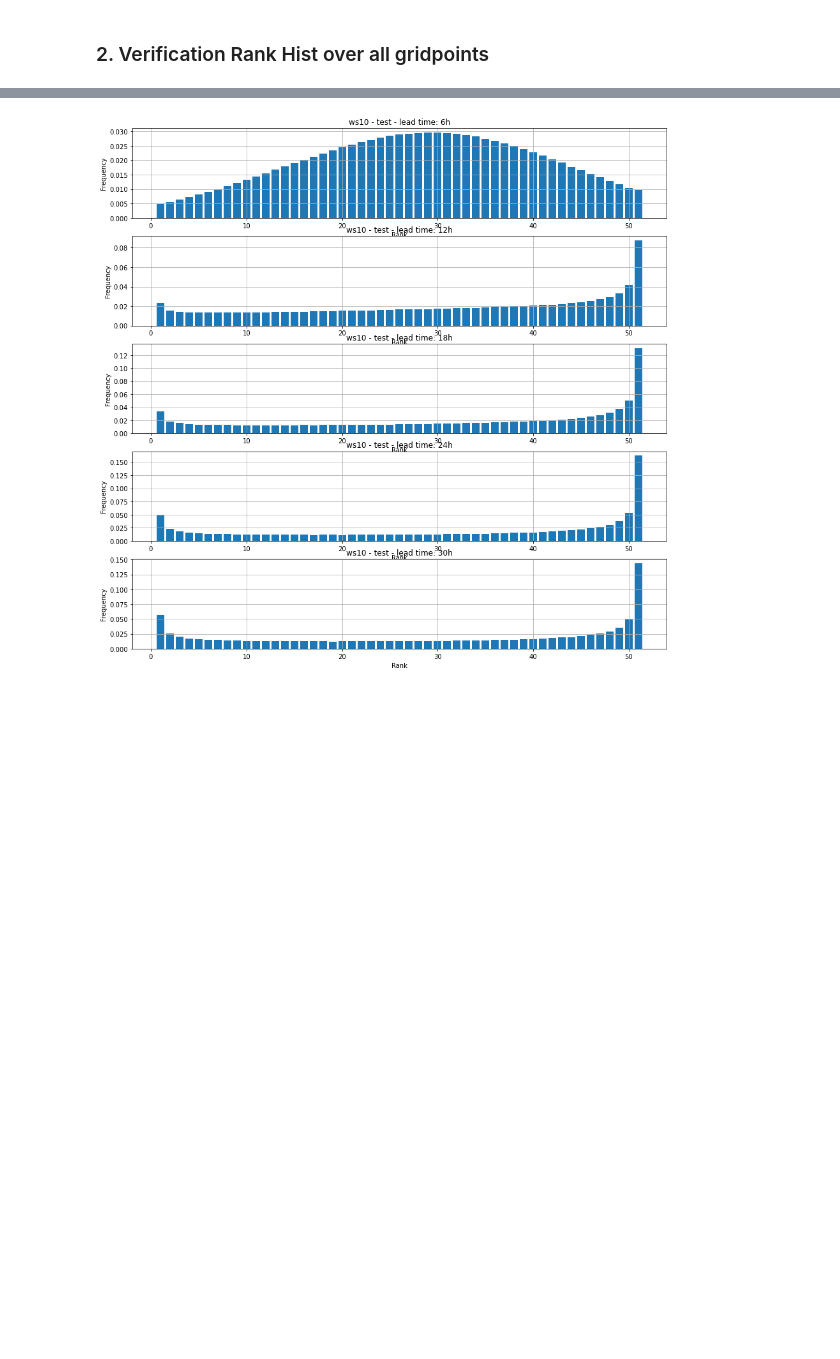
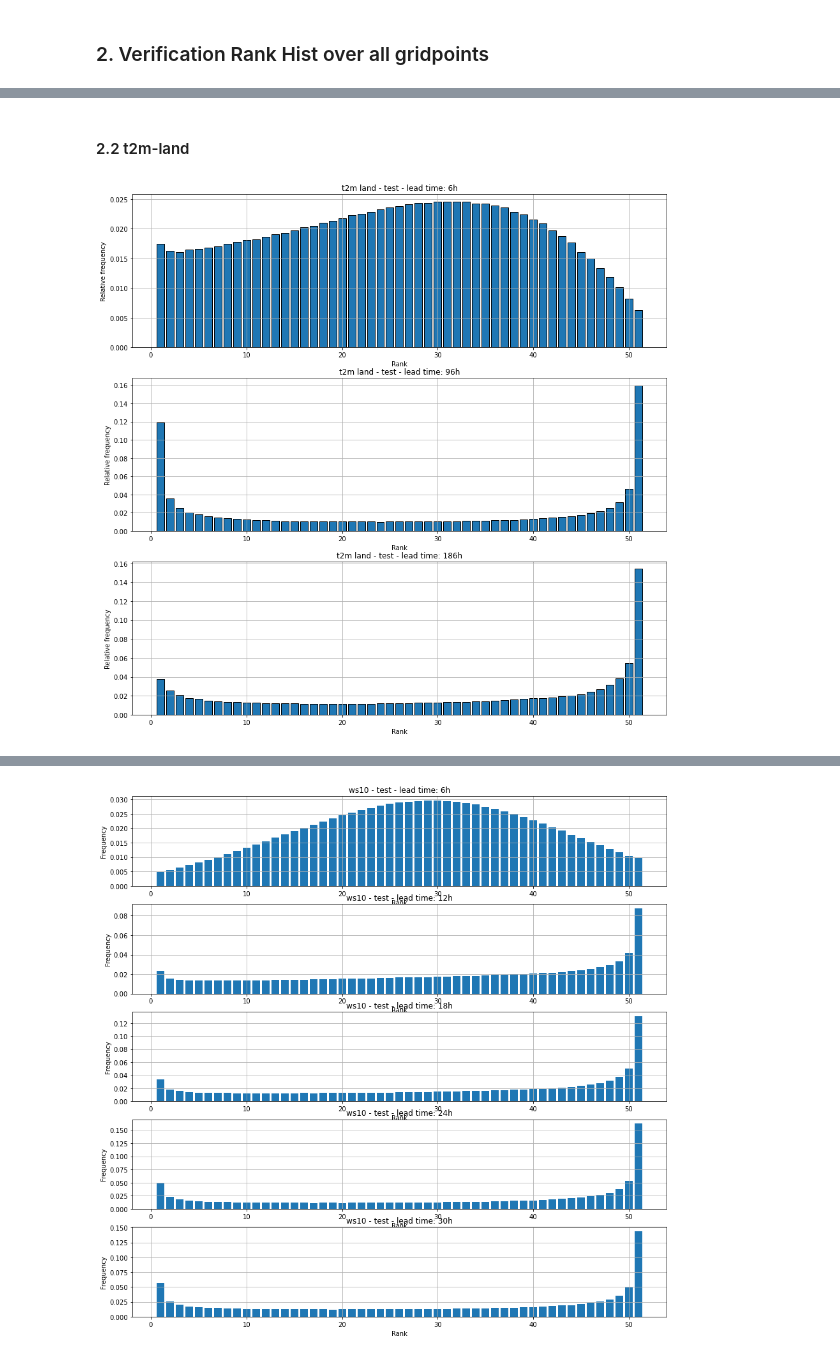
Before and after one commit to cleveryangcong/Bachelor_Thesis, a Jupyter notebook: notebooks/exploratory/2.5-dc-verification_rank_hist.ipynb, the cells around one changed output, grey strips where cells are left out. Cells and saved outputs as stored; diff of their text form; code cells hidden in the pictures; blank space fills up the shorter version.

```diff
--- a/notebooks/exploratory/2.5-dc-verification_rank_hist.ipynb
+++ b/notebooks/exploratory/2.5-dc-verification_rank_hist.ipynb
@@ -98,3 +99,8 @@ for lead in lead_times:
     )
 # %% [output]
 [interactive output not drawn]
+# %%
+# Add dummy variable for land sea mask
+land_sea_mask_dummy = np.load(
+    "/Data/Delong_BA_Data/land_sea_mask_dummy/land_sea_mask_dummy.npy"
+)
@@ -190 +255,10 @@ for i in range(len(lead_times)):
 [interactive output not drawn]
+# %% [markdown]
+#### 2.2 t2m-land
+# %%
+fig, axs = plt.subplots(len(lead_times), 1, figsize=(15, 15))
+for i in range(len(lead_times)):
+    plot_rank_histogram_land_sea(t2m_test_data_X[i], t2m_test_data_y[i], 1, ax=axs[i])
+    axs[i].set_title(f"t2m_land - test - lead time: {lead_times_hours[i]}")
+# %% [output]
+[figure, added]
```
Also changed, not shown: parts of 17 cells of this notebook.
